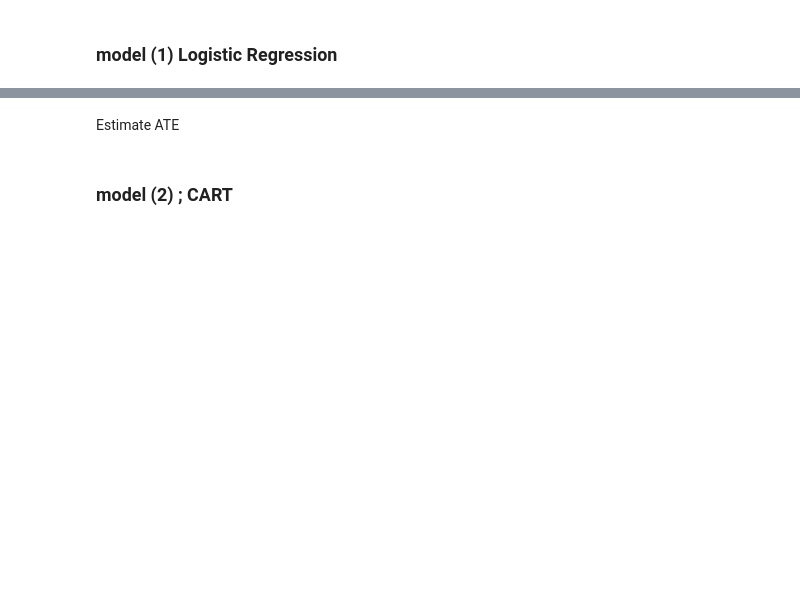
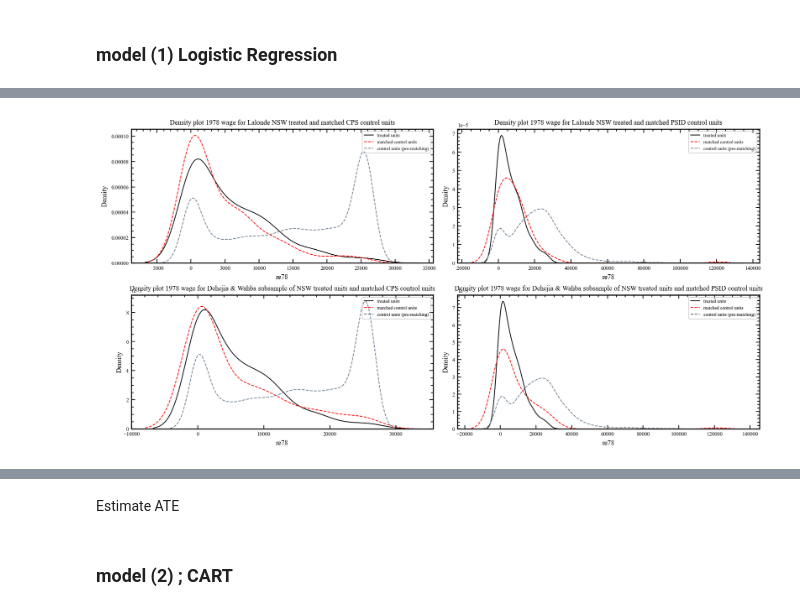
Before and after one commit to MawuliAgamah/ml-propensity-score-matching, a Jupyter notebook: Jupyter notebooks/lalonde.ipynb, the cells around one changed output, grey strips where cells are left out. Saved outputs shown, nothing was run; the diff lists cells and outputs as text; code cells hidden in the pictures; blank space fills up the shorter version.

Commit message:
Matching and PS estimation fix

```diff
--- a/Jupyter notebooks/lalonde.ipynb
+++ b/Jupyter notebooks/lalonde.ipynb
@@ -1059,0 +1081,19 @@ y_pred_dw = model2.predict(FEATURES_DW_test)
+# %%
+# Fit Logistic Regression using sklearn
+
+logit1 = LogisticRegression(penalty='none',solver='lbfgs', class_weight="balanced",max_iter=500)
+logit2 = LogisticRegression(penalty='none',solver='lbfgs', class_weight="balanced",max_iter=500)
+logit3 = LogisticRegression(penalty='none',solver='lbfgs', class_weight="balanced",max_iter=500)
+logit4 = LogisticRegression(penalty='none',solver='lbfgs', class_weight="balanced",max_iter=500)
+
+# ======== Lalonde (1986) sample ======== #
+
+logit1.fit(nswCps_lalonde_features,nswCps_lalonde_target) # cps
+logit2.fit(nswCps_lalonde_features,nswCps_lalonde_target) # psid
+
+# ======== Dehejia & Wahba (1999) sub sample ======== #
+
+logit3.fit(nswCps_dehWab_features,nswCps_dehWab_target) # cps
+logit4.fit(nswCps_dehWab_features,nswCps_dehWab_target) # psid
+
+logit1.coef_.ravel()
@@ -1197,0 +1266,16 @@ nsw_dehwab_treatedUnits_ps_logitmodel_full.shape
+# %%
+# Predict get scores on NSW , CPS and PSID
+# ============ Lalonde Subsample ============ #
+# predict propensity scores
+nswCps_lalonde_ps_LOGIT = propensity_score_funct(nswCps_lalonde_subset,logit1)
+nswPsid_lalonde_ps_LOGIT = propensity_score_funct(nswPsid_lalonde_subset,logit2)
+# Rejoin the original wage covariate to dataframe with estimated propensity scores
+nswCps_lalonde_ps_LOGIT_withRe78 = pd.merge(nswCps_lalonde_ps_LOGIT,nswCps_lalonde_re78,left_index=True, right_index=True)
+nswPsid_lalonde_ps_LOGIT_withRe78 = pd.merge(nswPsid_lalonde_ps_LOGIT,nswPsid_lalonde_re78,left_index=True, right_index=True)
+# ============ Dehejia & Wahba sub sample ============ #
+# predict propensity scores
+nswCps_dehWab_ps_LOGIT = propensity_score_funct(nswCps_dehWab_subset,logit3)
+nswPsid_dehWab_ps_LOGI = propensity_score_funct(nswPsid_dehWab_subset,logit4)
+# Rejoin the original wage covariate to dataframe with estimated propensity scores
+nswCps_dehWab_ps_LOGIT_withRe78 = pd.merge(nswCps_dehWab_ps_LOGIT,nswCps_dehWab_re78,left_index=True, right_index=True)
+nswPsid_dehWab_ps_LOGIT_withRe78  = pd.merge(nswPsid_dehWab_ps_LOGI,nswPsid_dehWab_re78,left_index=True, right_index=True)
@@ -1369,0 +1499,9 @@ plt.savefig('/Users/mawuliagamah/gitprojects/causal_inference/causal_inference/J
+# %%
+plot_matching_distributions(
+                            nswCps_lalonde_LOGIT_psMatched,nswCps_lalonde_ps_LOGIT_withRe78,
+                            nswPsid_lalonde_LOGIT_psMatched,nswPsid_lalonde_ps_LOGIT_withRe78,
+                            nswCps_dehWab_LOGIT_psMatched,nswCps_dehWab_ps_LOGIT_withRe78,
+                            nswPsid_dehWab_LOGIT_psMatched,nswPsid_dehWab_ps_LOGIT_withRe78,
+                            )
+# %% [output]
+[figure, added]
```
Also changed, not shown: parts of 66 cells of this notebook, 9 other files.
